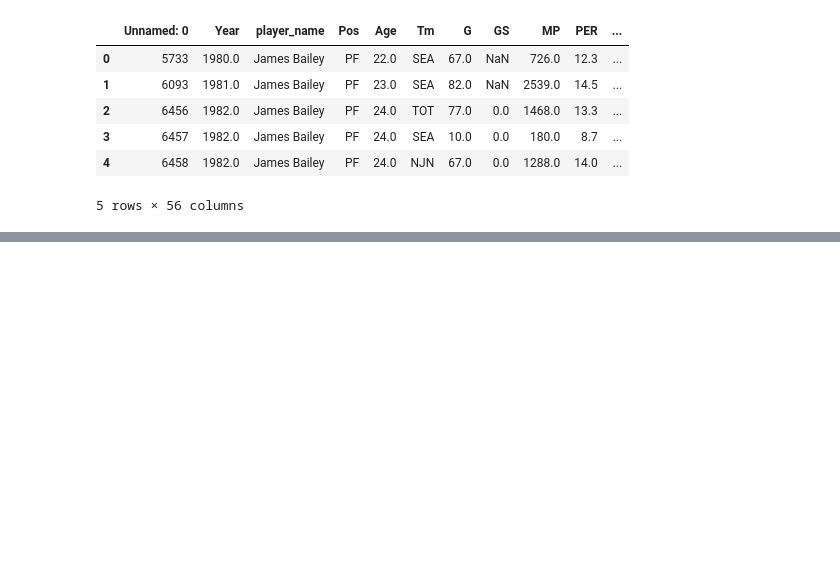
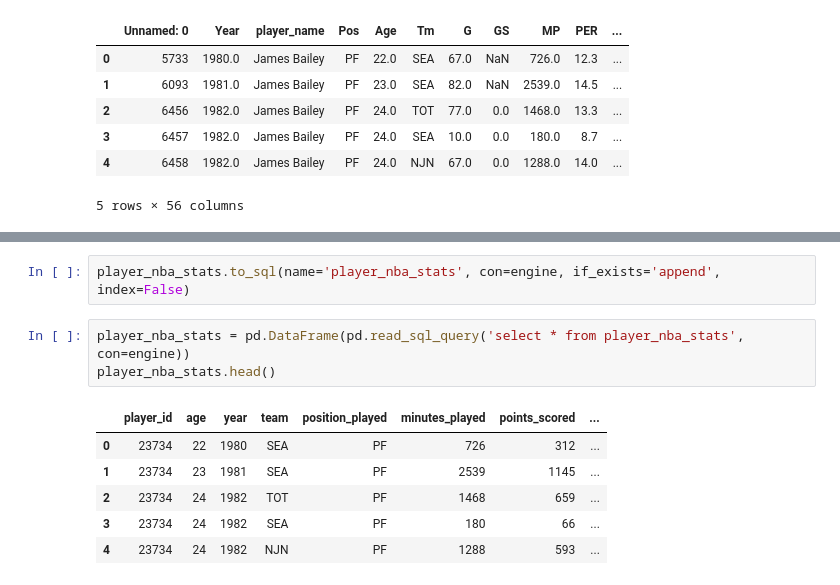
Before and after one commit to NotkerNotker/ETL-Pros, a Jupyter notebook: NBA_Players.ipynb, the cells around one changed output, grey strips where cells are left out. Drawn from its saved outputs; the diff is of its cells as text; blank space fills up the shorter version.

```diff
--- a/NBA_Players.ipynb
+++ b/NBA_Players.ipynb
@@ -228,0 +257,12 @@ player_nba_stats = pd.DataFrame(NBA_stats[['player_id', 'Age', 'year_end', 'heig
+# %%
+player_nba_stats.to_sql(name='player_nba_stats', con=engine, if_exists='append', index=False)
+# %%
+player_nba_stats = pd.DataFrame(pd.read_sql_query('select * from player_nba_stats', con=engine))
+player_nba_stats.head()
+# %% [output]
+|  | player_id | age | year | team | position_played | minutes_played | points_scored | ... |
+| 0 | 23734 | 22 | 1980 | SEA | PF | 726 | 312 | ... |
+| 1 | 23734 | 23 | 1981 | SEA | PF | 2539 | 1145 | ... |
+| 2 | 23734 | 24 | 1982 | TOT | PF | 1468 | 659 | ... |
+| 3 | 23734 | 24 | 1982 | SEA | PF | 180 | 66 | ... |
+| 4 | 23734 | 24 | 1982 | NJN | PF | 1288 | 593 | ... |
```
Also changed, not shown: parts of 23 cells of this notebook, 5 other files.
